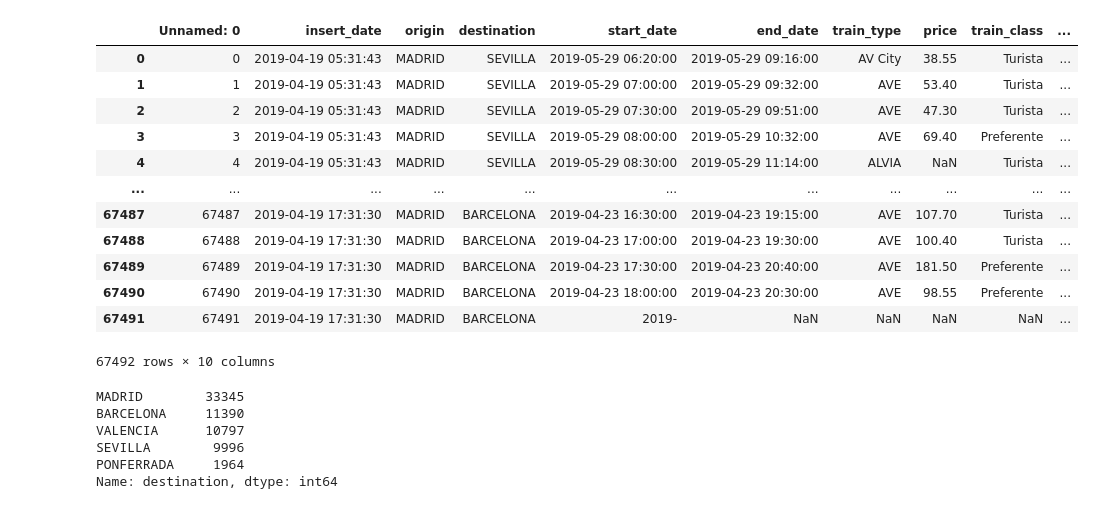
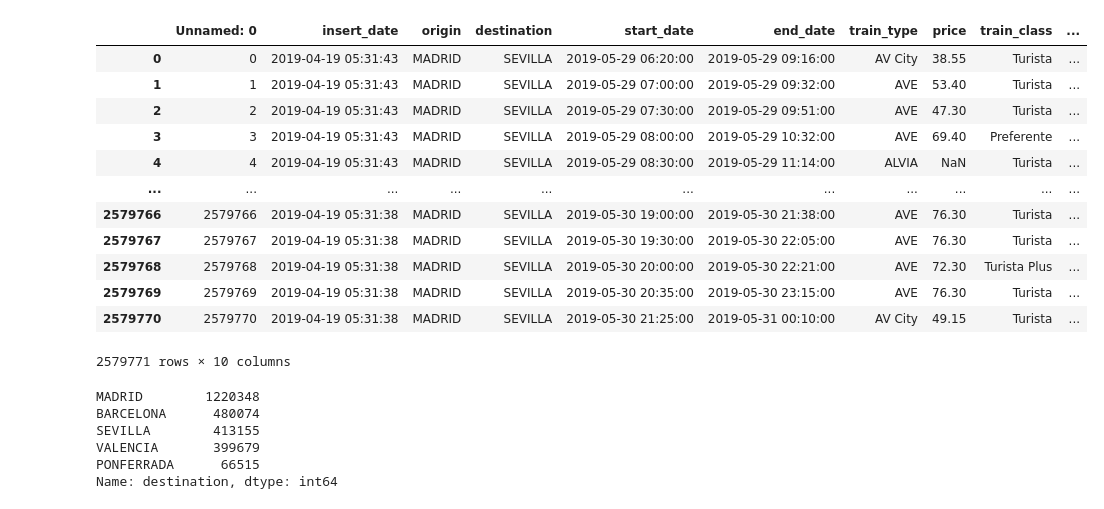
Before and after one commit to orkhan222/DataScience, a Jupyter notebook: Task10.ipynb, the cells around one changed output. Cells and saved outputs as stored; diff of their text form; code cells hidden in the pictures.

```diff
--- a/Task10.ipynb
+++ b/Task10.ipynb
@@ -4,32 +7,32 @@ import numpy as np
 # %%
 import pandas as pd
-data = pd.read_csv("/content/public_transportation_data.csv")
+data = pd.read_csv("public_transportation_data.csv")
 data
 # %% [output]
 |  | Unnamed: 0 | insert_date | origin | destination | start_date | end_date | train_type | price | train_class | ... |
 | 0 | 0 | 2019-04-19 05:31:43 | MADRID | SEVILLA | 2019-05-29 06:20:00 | 2019-05-29 09:16:00 | AV City | 38.55 | Turista | ... |
 | 1 | 1 | 2019-04-19 05:31:43 | MADRID | SEVILLA | 2019-05-29 07:00:00 | 2019-05-29 09:32:00 | AVE | 53.40 | Turista | ... |
 | 2 | 2 | 2019-04-19 05:31:43 | MADRID | SEVILLA | 2019-05-29 07:30:00 | 2019-05-29 09:51:00 | AVE | 47.30 | Turista | ... |
 | 3 | 3 | 2019-04-19 05:31:43 | MADRID | SEVILLA | 2019-05-29 08:00:00 | 2019-05-29 10:32:00 | AVE | 69.40 | Preferente | ... |
 | 4 | 4 | 2019-04-19 05:31:43 | MADRID | SEVILLA | 2019-05-29 08:30:00 | 2019-05-29 11:14:00 | ALVIA | NaN | Turista | ... |
 | ... | ... | ... | ... | ... | ... | ... | ... | ... | ... | ... |
-| 67487 | 67487 | 2019-04-19 17:31:30 | MADRID | BARCELONA | 2019-04-23 16:30:00 | 2019-04-23 19:15:00 | AVE | 107.70 | Turista | ... |
-| 67488 | 67488 | 2019-04-19 17:31:30 | MADRID | BARCELONA | 2019-04-23 17:00:00 | 2019-04-23 19:30:00 | AVE | 100.40 | Turista | ... |
-| 67489 | 67489 | 2019-04-19 17:31:30 | MADRID | BARCELONA | 2019-04-23 17:30:00 | 2019-04-23 20:40:00 | AVE | 181.50 | Preferente | ... |
-| 67490 | 67490 | 2019-04-19 17:31:30 | MADRID | BARCELONA | 2019-04-23 18:00:00 | 2019-04-23 20:30:00 | AVE | 98.55 | Preferente | ... |
-| 67491 | 67491 | 2019-04-19 17:31:30 | MADRID | BARCELONA | 2019- | NaN | NaN | NaN | NaN | ... |
+| 2579766 | 2579766 | 2019-04-19 05:31:38 | MADRID | SEVILLA | 2019-05-30 19:00:00 | 2019-05-30 21:38:00 | AVE | 76.30 | Turista | ... |
+| 2579767 | 2579767 | 2019-04-19 05:31:38 | MADRID | SEVILLA | 2019-05-30 19:30:00 | 2019-05-30 22:05:00 | AVE | 76.30 | Turista | ... |
+| 2579768 | 2579768 | 2019-04-19 05:31:38 | MADRID | SEVILLA | 2019-05-30 20:00:00 | 2019-05-30 22:21:00 | AVE | 72.30 | Turista Plus | ... |
+| 2579769 | 2579769 | 2019-04-19 05:31:38 | MADRID | SEVILLA | 2019-05-30 20:35:00 | 2019-05-30 23:15:00 | AVE | 76.30 | Turista | ... |
+| 2579770 | 2579770 | 2019-04-19 05:31:38 | MADRID | SEVILLA | 2019-05-30 21:25:00 | 2019-05-31 00:10:00 | AV City | 49.15 | Turista | ... |
-67492 rows × 10 columns
+2579771 rows × 10 columns
 # %%
 country_counts = data['destination'].value_counts()
 
 # Display the countries and their visit counts
 print(country_counts)
 # %% [output]
-MADRID        33345
-BARCELONA     11390
-VALENCIA      10797
-SEVILLA        9996
-PONFERRADA     1964
+MADRID        1220348
+BARCELONA      480074
+SEVILLA        413155
+VALENCIA       399679
+PONFERRADA      66515
 Name: destination, dtype: int64
 # %%
 date_counts = data['insert_date'].value_counts()
```
Also changed, not shown: parts of 10 cells of this notebook, 1 other file.
